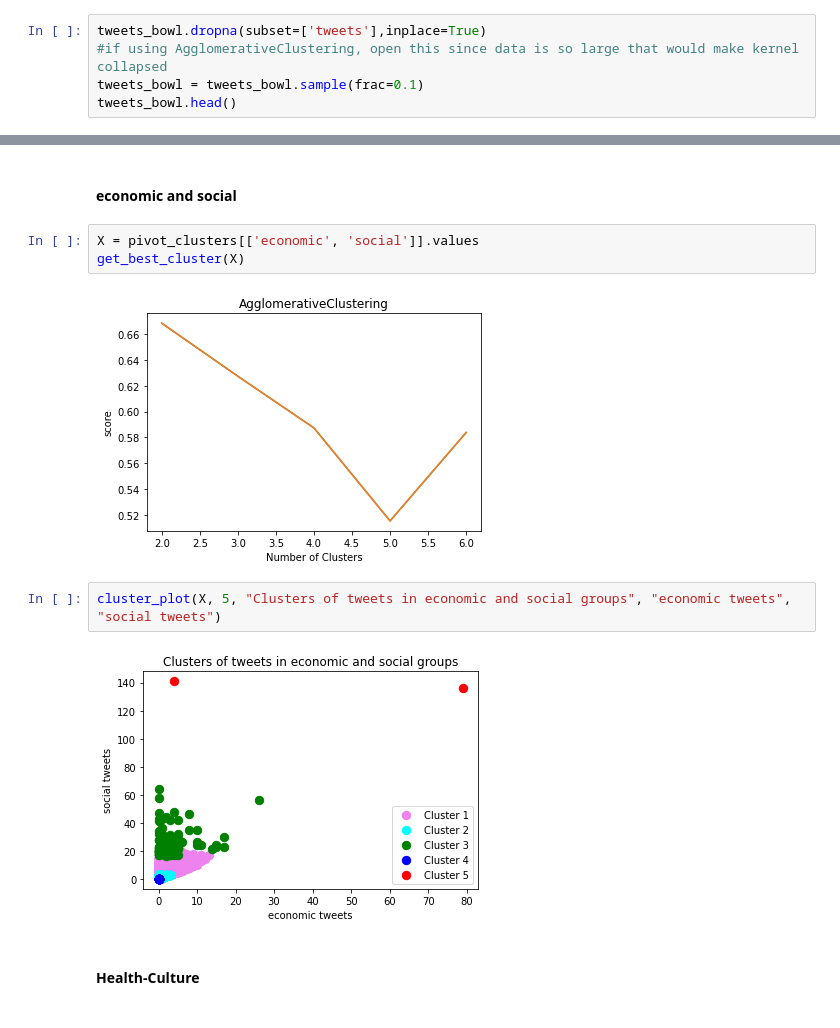
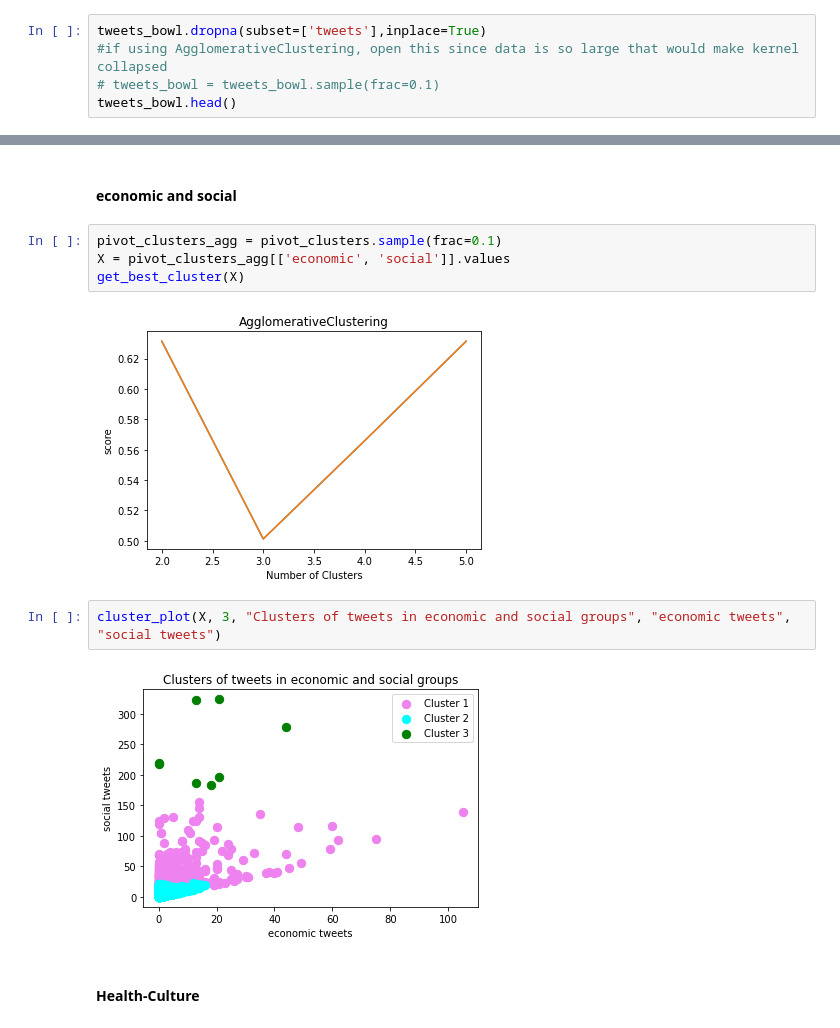
Before and after one commit to FanWu6/6105_final_project, a Jupyter notebook: tweets_classification_cluster.ipynb, the cells around one changed output, grey strips where cells are left out. Cells and saved outputs as stored; diff of their text form.

```diff
--- a/tweets_classification_cluster.ipynb
+++ b/tweets_classification_cluster.ipynb
@@ -82,7 +82,7 @@ Drop the rows which its tweets is null
 # %%
 tweets_bowl.dropna(subset=['tweets'],inplace=True)
 #if using AgglomerativeClustering, open this since data is so large that would make kernel collapsed
-tweets_bowl = tweets_bowl.sample(frac=0.1)
+# tweets_bowl = tweets_bowl.sample(frac=0.1)
 tweets_bowl.head()
 # %% [output]
 |  | tweets | screen_name |
@@ -715,14 +715,15 @@ def cluster_plot(data, n_clusters, title, xlabel, ylabel):
 # %% [markdown]
 ####  economic and social
 # %%
-X = pivot_clusters[['economic', 'social']].values
+pivot_clusters_agg = pivot_clusters.sample(frac=0.1)
+X = pivot_clusters_agg[['economic', 'social']].values
 get_best_cluster(X)
 # %% [output]
-[figure, old version]
+[figure, new version]
 # %%
-cluster_plot(X, 5, "Clusters of tweets in economic and social groups", "economic tweets", "social tweets")
+cluster_plot(X, 3, "Clusters of tweets in economic and social groups", "economic tweets", "social tweets")
 # %% [output]
-[figure, old version]
+[figure, new version]
 # %% [markdown]
 #### Health-Culture
 # %%
```
Also changed, not shown: parts of 4 cells of this notebook, 1 other file.
